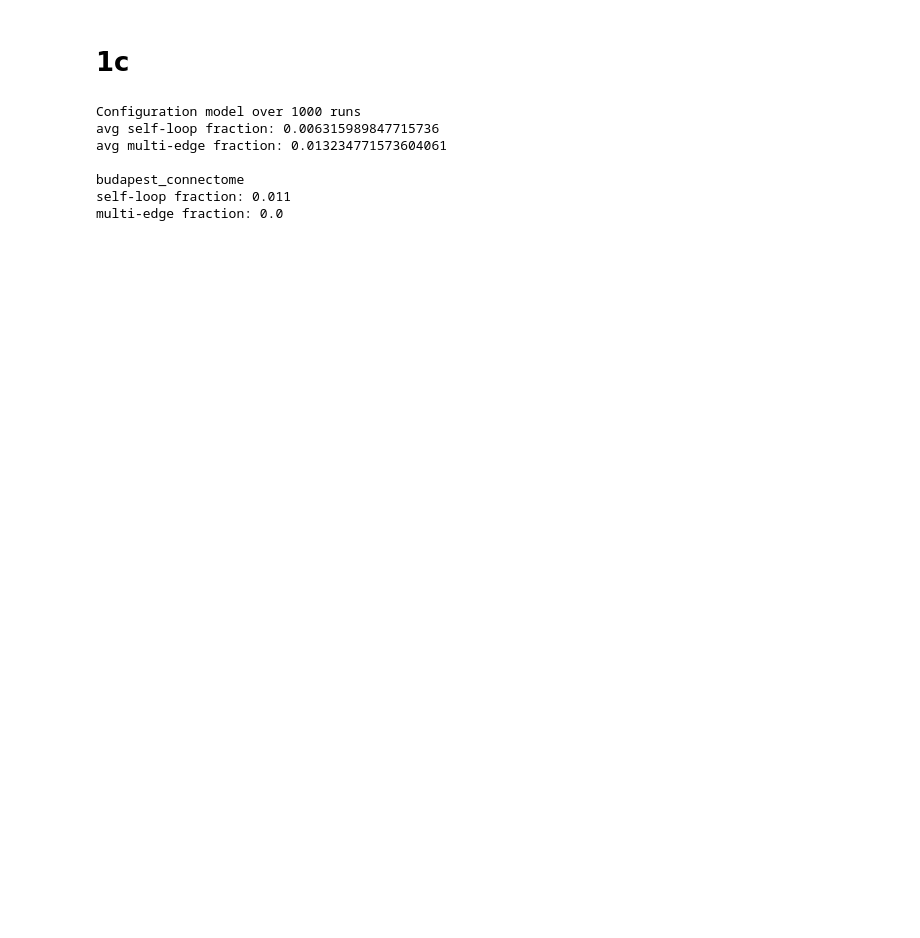
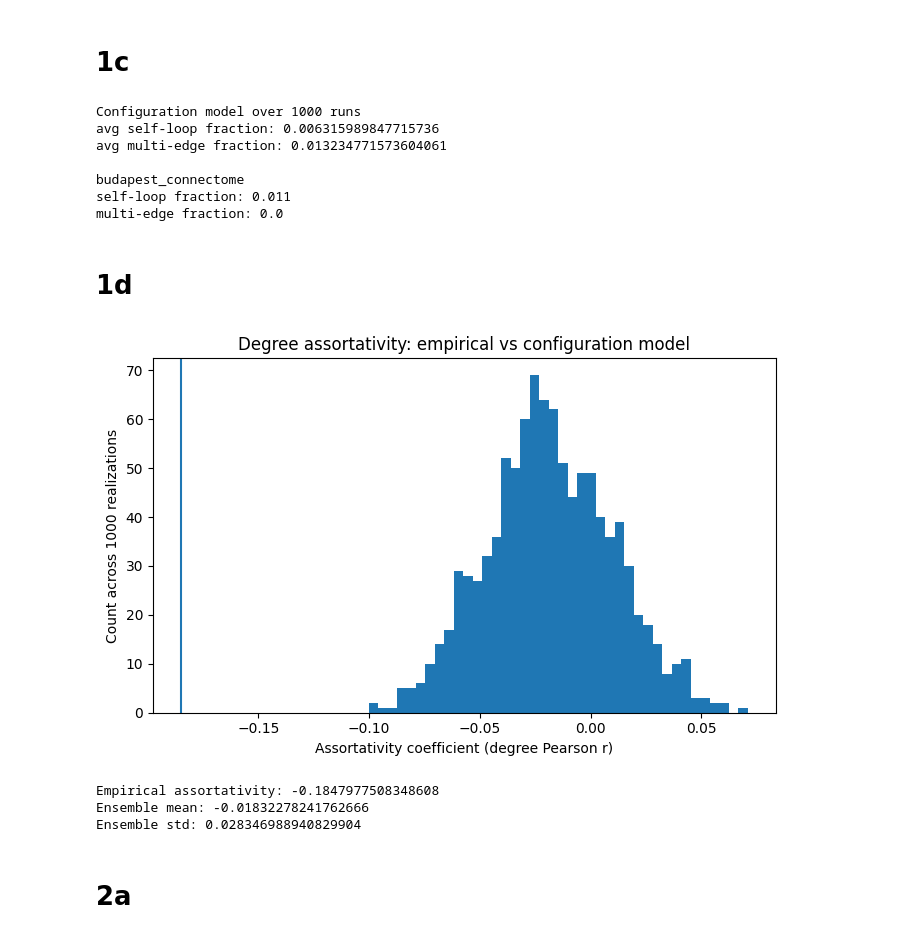
Before and after one commit to rahulsunilkumar/BIOL4559homework, a Jupyter notebook: homework/hw-03/hw-03.ipynb, the cells around one changed output. Drawn from its saved outputs; the diff is of its cells as text; code cells hidden in the pictures; blank space fills up the shorter version.

```diff
--- a/homework/hw-03/hw-03.ipynb
+++ b/homework/hw-03/hw-03.ipynb
@@ -179,3 +177,52 @@ avg multi-edge fraction: 0.013234771573604061
 budapest_connectome
 self-loop fraction: 0.011
 multi-edge fraction: 0.0
+# %% [markdown]
+# 1d
+# %%
+# assortativity vs configuration model (uses my configuration_model)
+import numpy as np
+import pandas as pd
+import networkx as nx
+import matplotlib.pyplot as plt
+
+# (i) empirical MultiGraph from CSV
+df = pd.read_csv("../../data/buda-edge-list.csv", sep = ";")
+edges = list(zip(df["id node1"].astype(int), df["id node2"].astype(int)))
+G_emp = nx.MultiGraph()
+G_emp.add_edges_from(edges)
+
+# degree sequence in the order of nodes we’ll use
+nodes = list(G_emp.nodes())
+deg = [G_emp.degree(u) for u in nodes]
+
+# (iii) empirical assortativity
+r_emp = nx.degree_pearson_correlation_coefficient(G_emp)
+
+# (ii) 1,000 realizations using my configuration_model
+T = 1000
+rs = []
+for _ in range(T):
+    Gsyn = configuration_model(deg, return_graph = True)
+    rs.append(nx.degree_pearson_correlation_coefficient(Gsyn))
+
+# plot: histogram + vertical line w labels
+plt.figure(figsize = (7, 4.5))
+plt.hist(rs, bins = 40)
+plt.axvline(r_emp)
+plt.title("Degree assortativity: empirical vs configuration model")
+plt.xlabel("Assortativity coefficient (degree Pearson r)")
+plt.ylabel("Count across 1000 realizations")
+plt.tight_layout()
+plt.show()
+
+print("Empirical assortativity:", float(r_emp))
+print("Ensemble mean:", float(np.mean(rs)))
+print("Ensemble std:", float(np.std(rs, ddof = 1)))
+# %% [output]
+[figure, added]
+Empirical assortativity: -0.1847977508348608
+Ensemble mean: -0.01832278241762666
+Ensemble std: 0.028346988940829904
+# %% [markdown]
+# 2a
```
Also changed, not shown: parts of 8 cells of this notebook, 7 other files.
